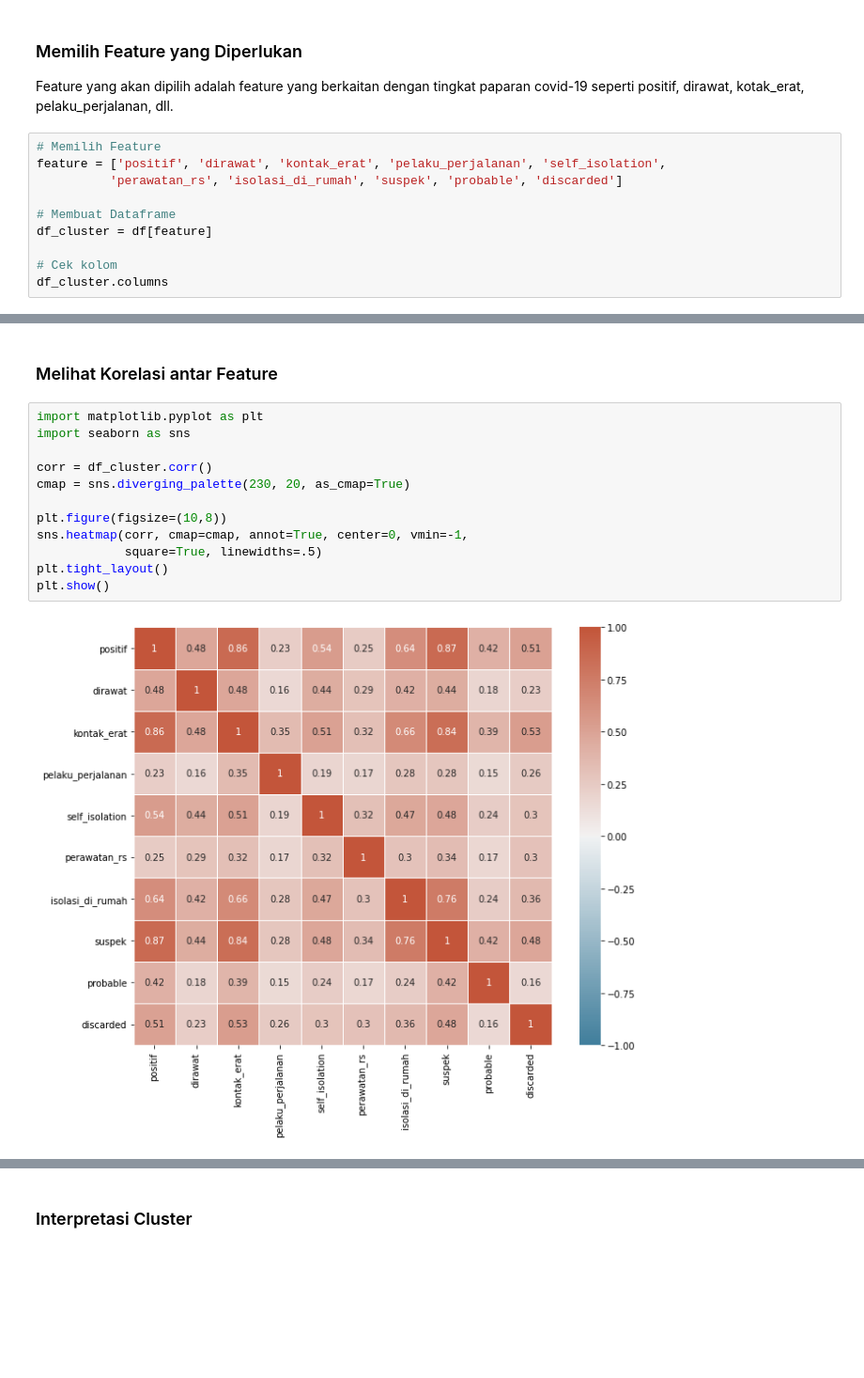
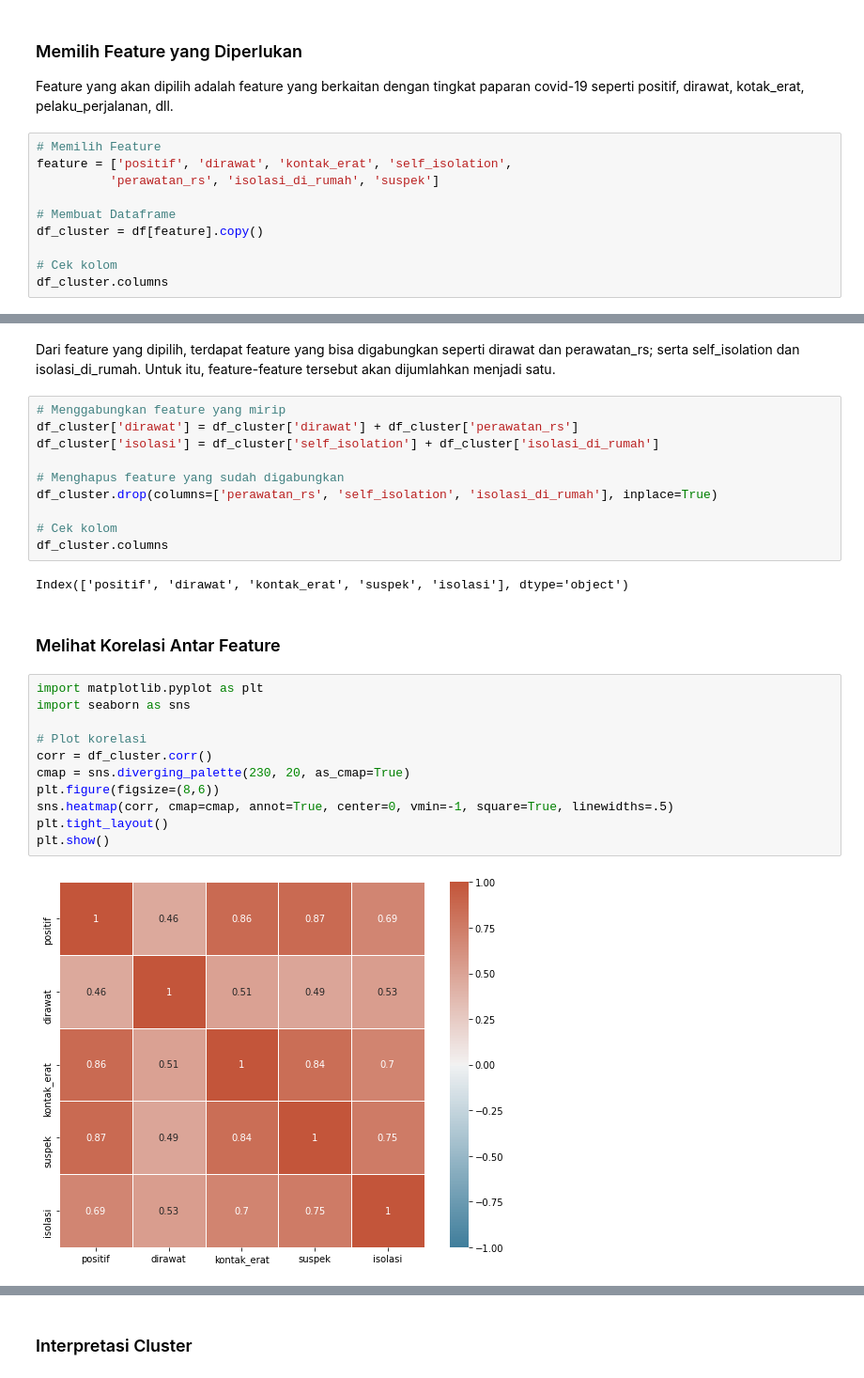
Before and after one commit to dikoharyadhanto/Project-Lomba, a Jupyter notebook: clustering.ipynb, the cells around one changed output, grey strips where cells are left out. Shown at 94% size. Drawn from its saved outputs; the diff is of its cells as text; blank space fills up the shorter version.

```diff
--- a/clustering.ipynb
+++ b/clustering.ipynb
@@ -53,11 +55,11 @@ memory usage: 4.8+ MB
 Feature yang akan dipilih adalah feature yang berkaitan dengan tingkat paparan covid-19 seperti positif, dirawat, kotak_erat, pelaku_perjalanan, dll.
 # %%
 # Memilih Feature
-feature = ['positif', 'dirawat', 'kontak_erat', 'pelaku_perjalanan', 'self_isolation',
-          'perawatan_rs', 'isolasi_di_rumah', 'suspek', 'probable', 'discarded']
+feature = ['positif', 'dirawat', 'kontak_erat', 'self_isolation',
+          'perawatan_rs', 'isolasi_di_rumah', 'suspek']
 
 # Membuat Dataframe
-df_cluster = df[feature]
+df_cluster = df[feature].copy()
 
 # Cek kolom
 df_cluster.columns
@@ -68,18 +69,31 @@ Index(['positif', 'dirawat', 'kontak_erat', 'pelaku_perjalanan',
       dtype='object')
+# %% [markdown]
+Dari feature yang dipilih, terdapat feature yang bisa digabungkan seperti dirawat dan perawatan_rs; serta self_isolation dan isolasi_di_rumah. Untuk itu, feature-feature tersebut akan dijumlahkan menjadi satu.
+# %%
+# Menggabungkan feature yang mirip
+df_cluster['dirawat'] = df_cluster['dirawat'] + df_cluster['perawatan_rs']
+df_cluster['isolasi'] = df_cluster['self_isolation'] + df_cluster['isolasi_di_rumah']
+
+# Menghapus feature yang sudah digabungkan
+df_cluster.drop(columns=['perawatan_rs', 'self_isolation', 'isolasi_di_rumah'], inplace=True)
+
+# Cek kolom
+df_cluster.columns
+# %% [output]
+Index(['positif', 'dirawat', 'kontak_erat', 'suspek', 'isolasi'], dtype='object')
 # %% [markdown]
-### Melihat Korelasi antar Feature
+### Melihat Korelasi Antar Feature
 # %%
 import matplotlib.pyplot as plt
 import seaborn as sns
 
+# Plot korelasi
 corr = df_cluster.corr()
 cmap = sns.diverging_palette(230, 20, as_cmap=True)
-
-plt.figure(figsize=(10,8))
-sns.heatmap(corr, cmap=cmap, annot=True, center=0, vmin=-1,
-            square=True, linewidths=.5)
+plt.figure(figsize=(8,6))
+sns.heatmap(corr, cmap=cmap, annot=True, center=0, vmin=-1, square=True, linewidths=.5)
 plt.tight_layout()
 plt.show()
 # %% [output]
-[figure, old version]
+[figure, new version]
 # %% [markdown]
```
Also changed, not shown: parts of 34 cells of this notebook, 1 other file.
